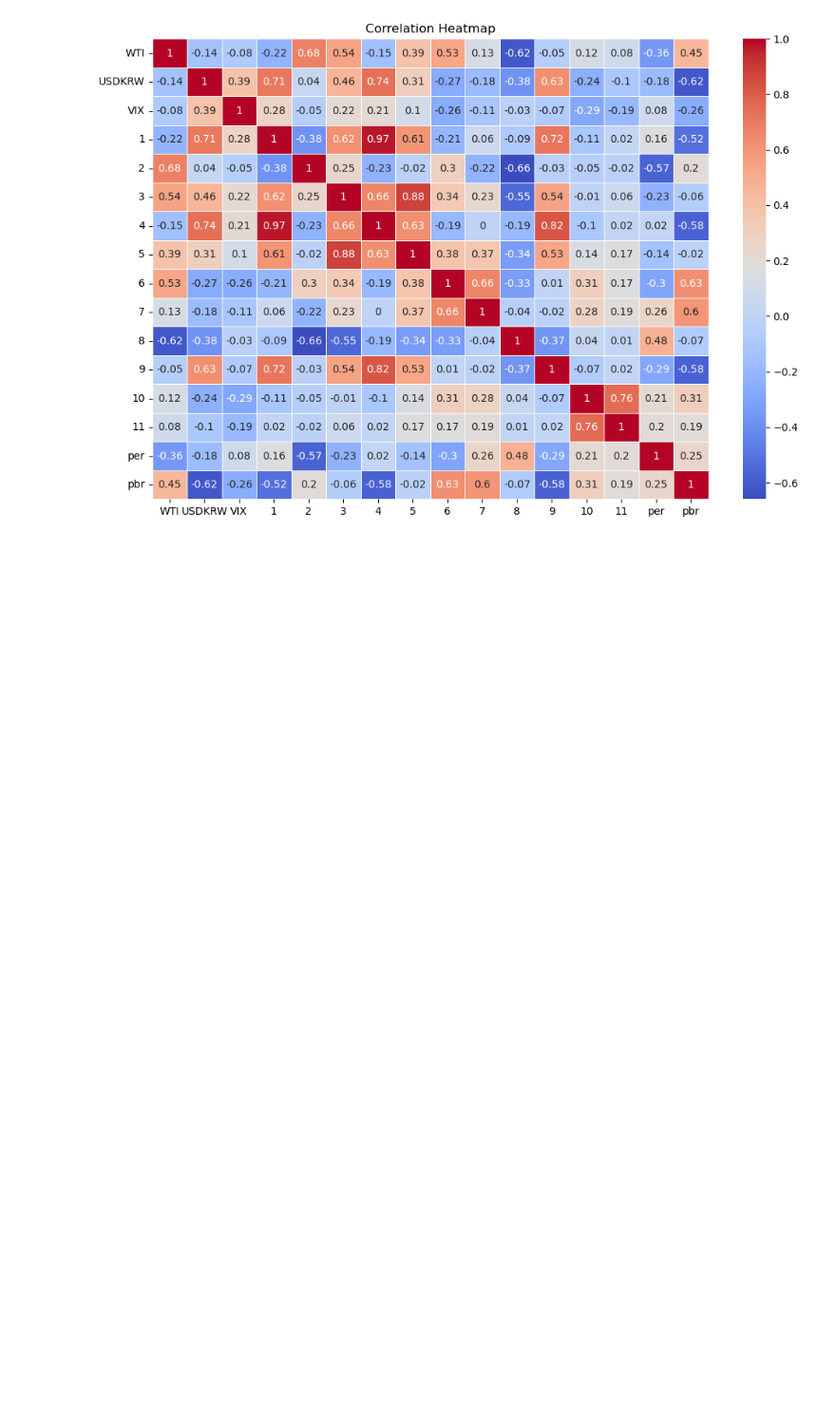
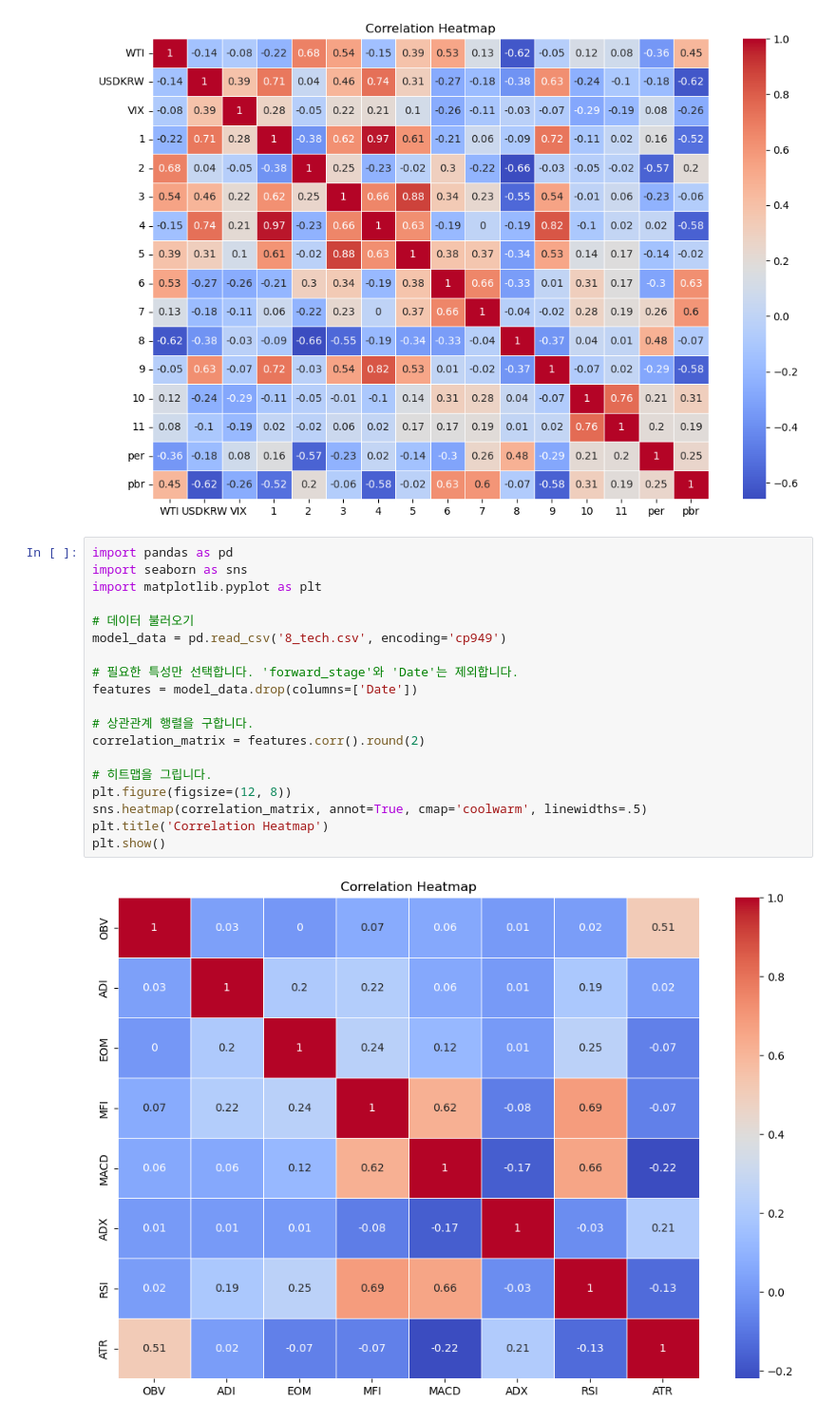
Before and after one commit to Il1Il1IllI1I/Hackathon_Finance, a Jupyter notebook: cor.ipynb, the cells around one changed output. Shown at 95% size. Cells and saved outputs as stored; diff of their text form; blank space fills up the shorter version.

```diff
--- a/cor.ipynb
+++ b/cor.ipynb
@@ -19,6 +19,27 @@ plt.title('Correlation Heatmap')
 plt.show()
 # %% [output]
 [figure]
+# %%
+import pandas as pd
+import seaborn as sns
+import matplotlib.pyplot as plt
+
+# 데이터 불러오기
+model_data = pd.read_csv('8_tech.csv', encoding='cp949')
+
+# 필요한 특성만 선택합니다. 'forward_stage'와 'Date'는 제외합니다.
+features = model_data.drop(columns=['Date'])
+
+# 상관관계 행렬을 구합니다.
+correlation_matrix = features.corr().round(2)
+
+# 히트맵을 그립니다.
+plt.figure(figsize=(12, 8))
+sns.heatmap(correlation_matrix, annot=True, cmap='coolwarm', linewidths=.5)
+plt.title('Correlation Heatmap')
+plt.show()
+# %% [output]
+[figure, added]
 # %%
 import pandas as pd
 import seaborn as sns
```
Also changed, not shown: parts of 3 cells of this notebook, 40 other files.
